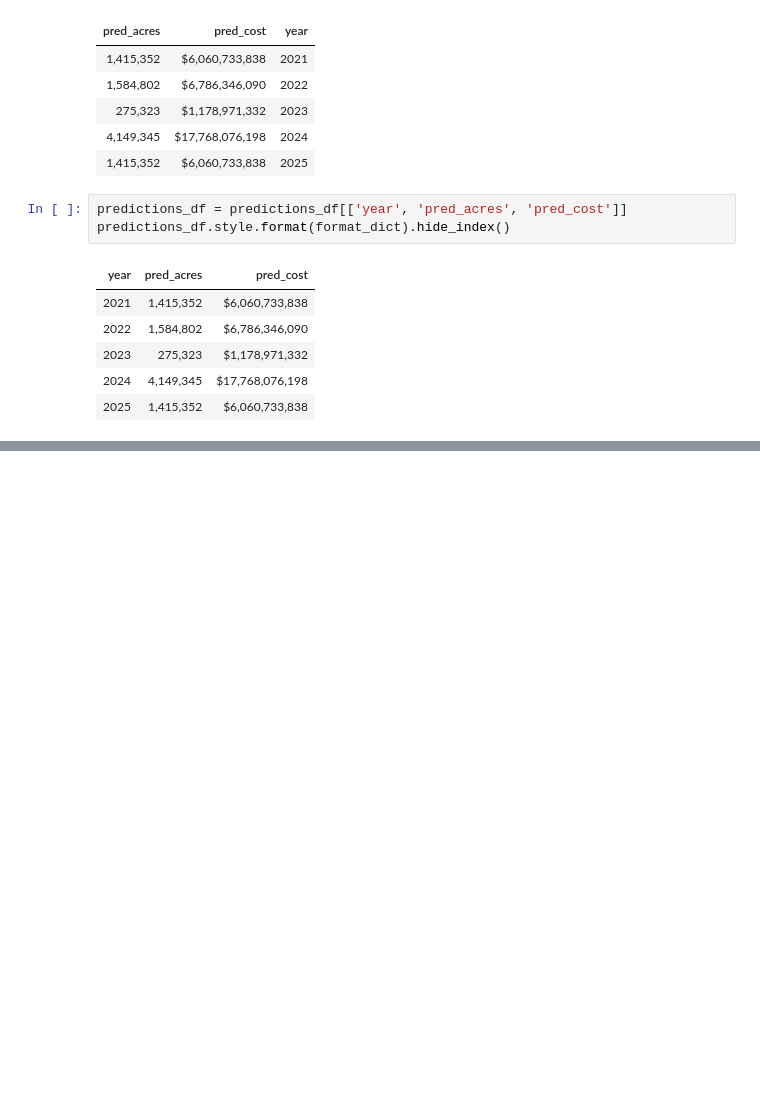
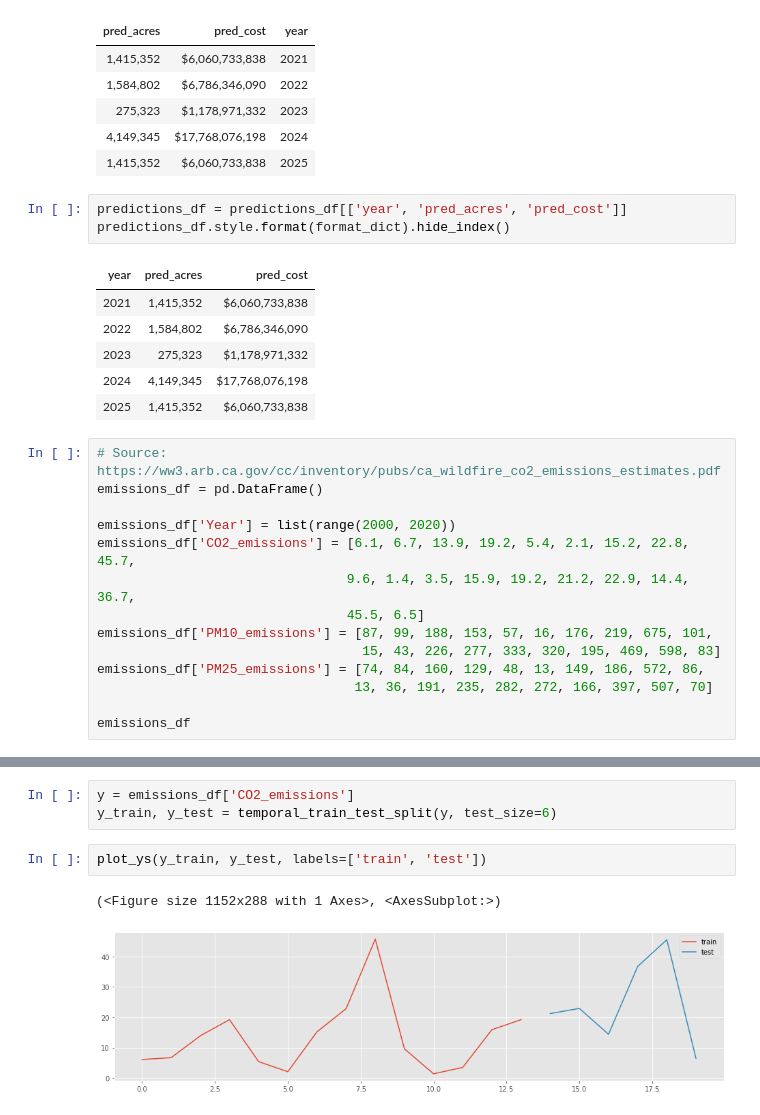
Before and after one commit to jefremides/Project_5, a Jupyter notebook: claire_data_cleaning_acres.ipynb, the cells around one changed output, grey strips where cells are left out. Cells and saved outputs as stored; diff of their text form; blank space fills up the shorter version.

Commit message:
adding emissions data to time series

```diff
--- a/claire_data_cleaning_acres.ipynb
+++ b/claire_data_cleaning_acres.ipynb
@@ -212,3 +212,17 @@ predictions_df.style.format(format_dict).hide_index()
 | 2023 | 275,323 | $1,178,971,332 |
 | 2024 | 4,149,345 | $17,768,076,198 |
 | 2025 | 1,415,352 | $6,060,733,838 |
+# %%
+# Source: https://ww3.arb.ca.gov/cc/inventory/pubs/ca_wildfire_co2_emissions_estimates.pdf
+emissions_df = pd.DataFrame()
+
+emissions_df['Year'] = list(range(2000, 2020))
+emissions_df['CO2_emissions'] = [6.1, 6.7, 13.9, 19.2, 5.4, 2.1, 15.2, 22.8, 45.7,
+                                9.6, 1.4, 3.5, 15.9, 19.2, 21.2, 22.9, 14.4, 36.7,
+                                45.5, 6.5]
+emissions_df['PM10_emissions'] = [87, 99, 188, 153, 57, 16, 176, 219, 675, 101,
+                                  15, 43, 226, 277, 333, 320, 195, 469, 598, 83]
+emissions_df['PM25_emissions'] = [74, 84, 160, 129, 48, 13, 149, 186, 572, 86,
+                                 13, 36, 191, 235, 282, 272, 166, 397, 507, 70]
+
+emissions_df
@@ -214,0 +247,8 @@ predictions_df.style.format(format_dict).hide_index()
+# %%
+y = emissions_df['CO2_emissions']
+y_train, y_test = temporal_train_test_split(y, test_size=6)
+# %%
+plot_ys(y_train, y_test, labels=['train', 'test'])
+# %% [output]
+(<Figure size 1152x288 with 1 Axes>, <AxesSubplot:>)
+[figure, added]
```
Also changed, not shown: parts of 5 cells of this notebook, 2 other files.
